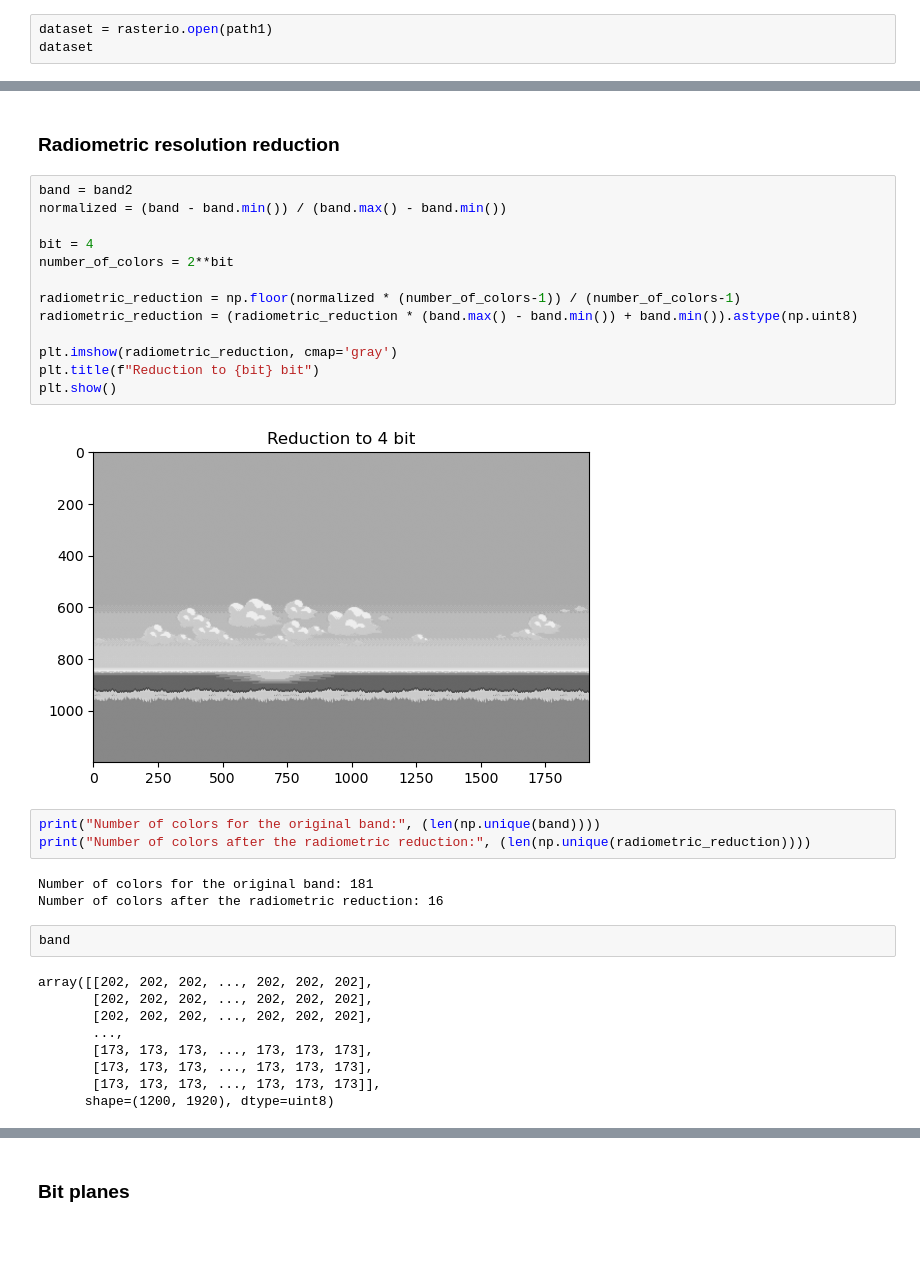
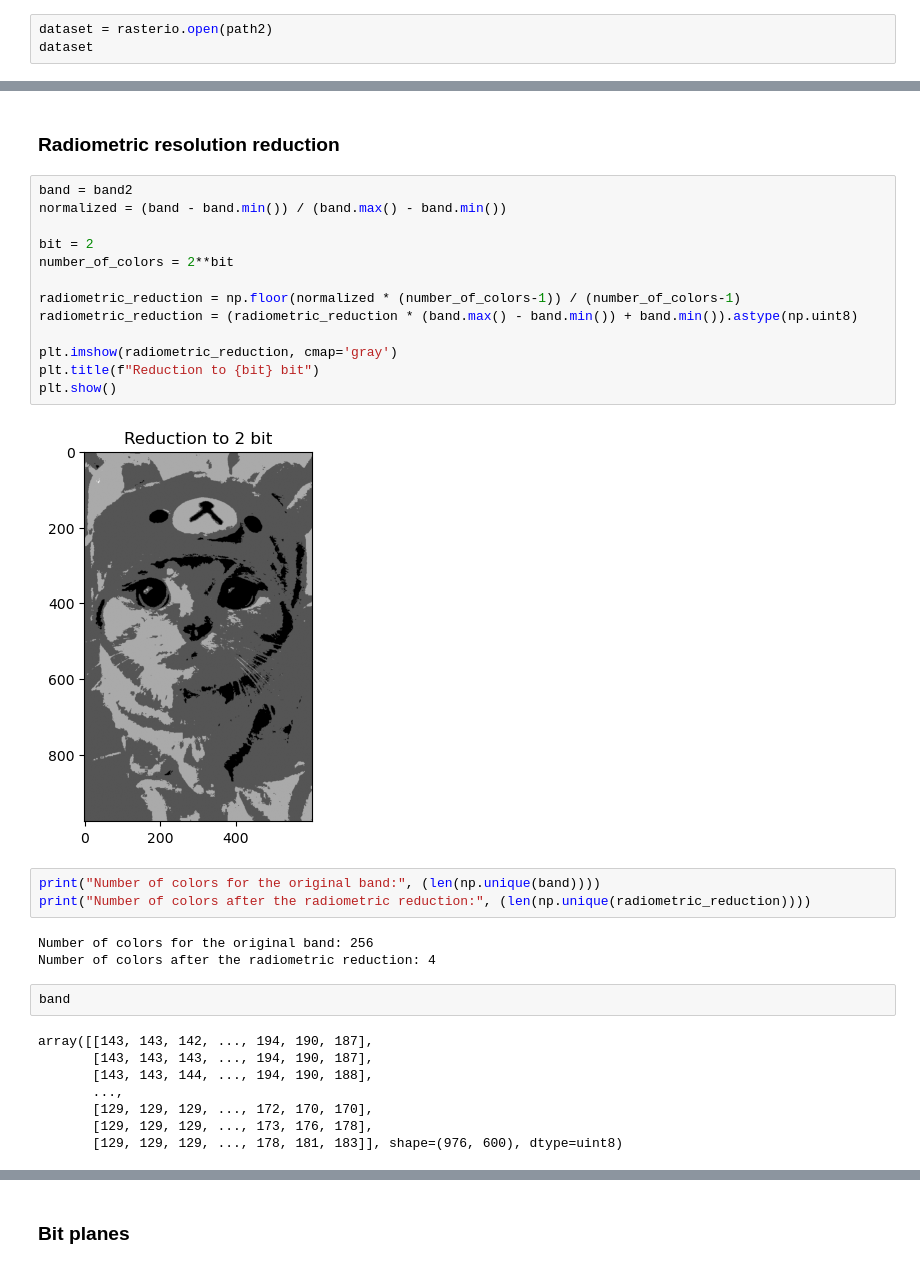
Before and after one commit to beatrizbsperes/Efficient-Remote-Sensing-for-Image-Processing, a Jupyter notebook: task1_handling_images.ipynb, the cells around one changed output, grey strips where cells are left out. Drawn from its saved outputs; the diff is of its cells as text; blank space fills up the shorter version.

```diff
--- a/task1_handling_images.ipynb
+++ b/task1_handling_images.ipynb
@@ -11,6 +11,6 @@ path3 = "_images/24_abril.webp"
 # %% [markdown]
 ### Reading and loading datasets
 # %%
-dataset = rasterio.open(path1)
+dataset = rasterio.open(path2)
 dataset
 # %% [output]
@@ -97,35 +97,34 @@ plt.show()
 # %%
 band = band2
 normalized = (band - band.min()) / (band.max() - band.min())
 
-bit = 4
+bit = 2
 number_of_colors = 2**bit
 
 radiometric_reduction = np.floor(normalized * (number_of_colors-1)) / (number_of_colors-1)
 radiometric_reduction = (radiometric_reduction * (band.max() - band.min()) + band.min()).astype(np.uint8)
 
 plt.imshow(radiometric_reduction, cmap='gray')
 plt.title(f"Reduction to {bit} bit")
 plt.show()
 # %% [output]
-[figure, old version]
+[figure, new version]
 # %%
 print("Number of colors for the original band:", (len(np.unique(band))))
 print("Number of colors after the radiometric reduction:", (len(np.unique(radiometric_reduction))))
 # %% [output]
-Number of colors for the original band: 181
-Number of colors after the radiometric reduction: 16
+Number of colors for the original band: 256
+Number of colors after the radiometric reduction: 4
 # %%
 band
 # %% [output]
-array([[202, 202, 202, ..., 202, 202, 202],
-       [202, 202, 202, ..., 202, 202, 202],
-       [202, 202, 202, ..., 202, 202, 202],
+array([[143, 143, 142, ..., 194, 190, 187],
+       [143, 143, 143, ..., 194, 190, 187],
+       [143, 143, 144, ..., 194, 190, 188],
        ...,
-       [173, 173, 173, ..., 173, 173, 173],
-       [173, 173, 173, ..., 173, 173, 173],
-       [173, 173, 173, ..., 173, 173, 173]],
-      shape=(1200, 1920), dtype=uint8)
+       [129, 129, 129, ..., 172, 170, 170],
+       [129, 129, 129, ..., 173, 176, 178],
+       [129, 129, 129, ..., 178, 181, 183]], shape=(976, 600), dtype=uint8)
 # %%
 radiometric_reduction
 # %% [output]
```
Also changed, not shown: parts of 8 cells of this notebook.
